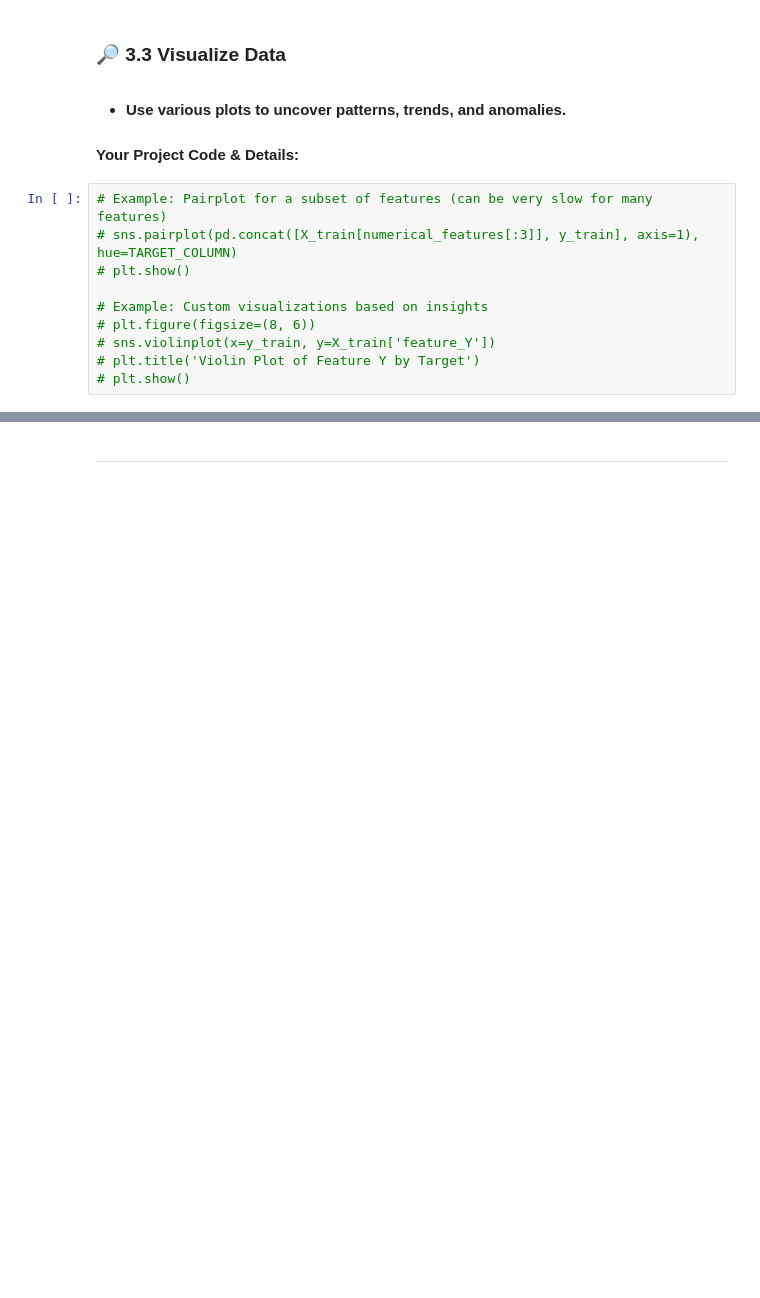
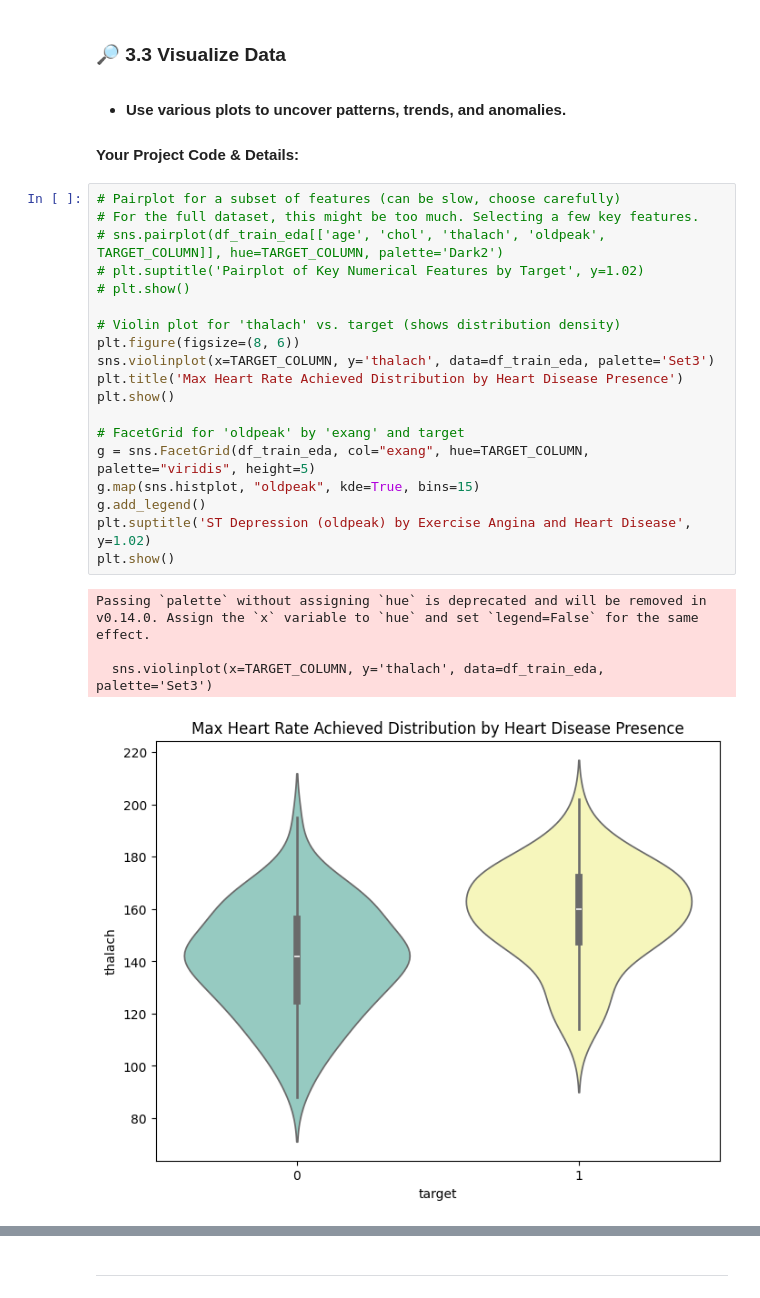
Before and after one commit to clarsendartois/Smart-Engineer-AI, a Jupyter notebook: Machine Learning/Projects/Heart Disease Prediction/heart_disease_prediction.ipynb, the cells around one changed output, grey strips where cells are left out. Drawn from its saved outputs; the diff is of its cells as text; blank space fills up the shorter version.

```diff
--- a/Machine Learning/Projects/Heart Disease Prediction/heart_disease_prediction.ipynb
+++ b/Machine Learning/Projects/Heart Disease Prediction/heart_disease_prediction.ipynb
@@ -483,12 +592,26 @@ plt.show()
 
 #### **Your Project Code & Details:**
 # %%
-# Example: Pairplot for a subset of features (can be very slow for many features)
-# sns.pairplot(pd.concat([X_train[numerical_features[:3]], y_train], axis=1), hue=TARGET_COLUMN)
+# Pairplot for a subset of features (can be slow, choose carefully)
+# For the full dataset, this might be too much. Selecting a few key features.
+# sns.pairplot(df_train_eda[['age', 'chol', 'thalach', 'oldpeak', TARGET_COLUMN]], hue=TARGET_COLUMN, palette='Dark2')
+# plt.suptitle('Pairplot of Key Numerical Features by Target', y=1.02)
 # plt.show()
 
-# Example: Custom visualizations based on insights
-# plt.figure(figsize=(8, 6))
-# sns.violinplot(x=y_train, y=X_train['feature_Y'])
-# plt.title('Violin Plot of Feature Y by Target')
-# plt.show()
+# Violin plot for 'thalach' vs. target (shows distribution density)
+plt.figure(figsize=(8, 6))
+sns.violinplot(x=TARGET_COLUMN, y='thalach', data=df_train_eda, palette='Set3')
+plt.title('Max Heart Rate Achieved Distribution by Heart Disease Presence')
+plt.show()
+
+# FacetGrid for 'oldpeak' by 'exang' and target
+g = sns.FacetGrid(df_train_eda, col="exang", hue=TARGET_COLUMN, palette="viridis", height=5)
+g.map(sns.histplot, "oldpeak", kde=True, bins=15)
+g.add_legend()
+plt.suptitle('ST Depression (oldpeak) by Exercise Angina and Heart Disease', y=1.02)
+plt.show()
+# %% [output]
+Passing `palette` without assigning `hue` is deprecated and will be removed in v0.14.0. Assign the `x` variable to `hue` and set `legend=False` for the same effect.
+
+  sns.violinplot(x=TARGET_COLUMN, y='thalach', data=df_train_eda, palette='Set3')
+[figure, added]
```
Also changed, not shown: parts of 19 cells of this notebook.
